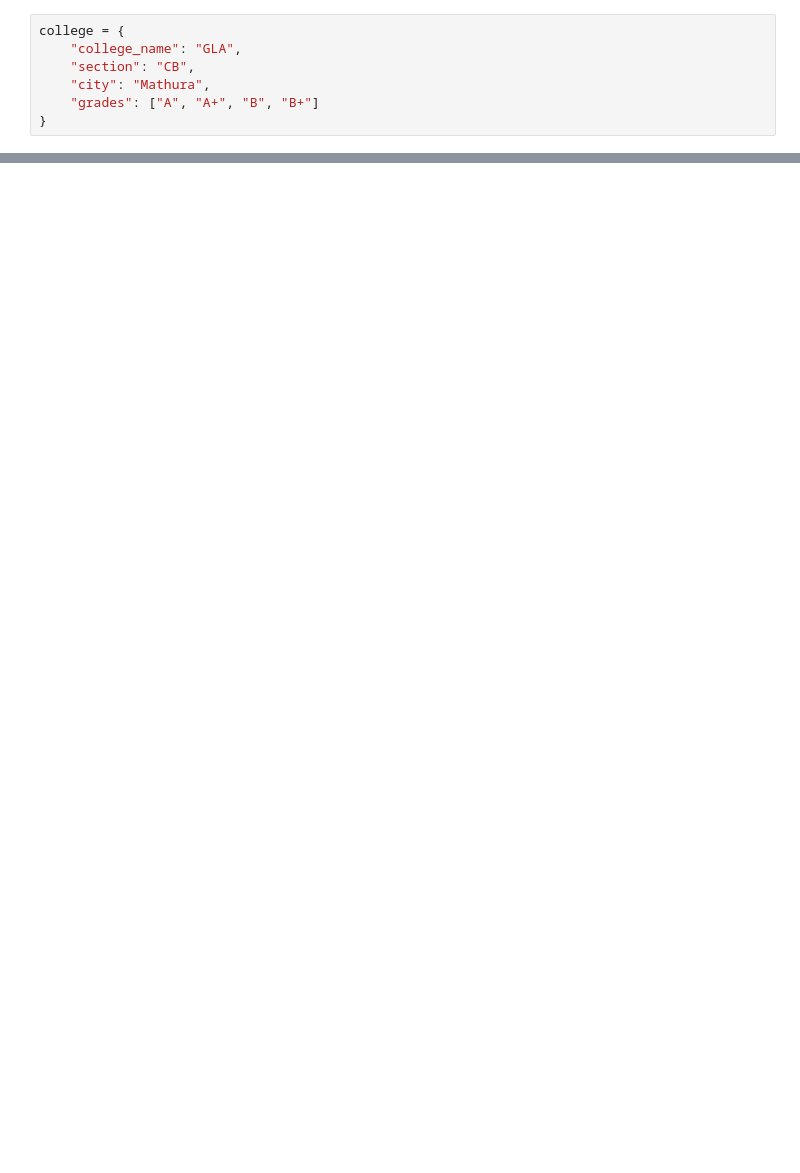
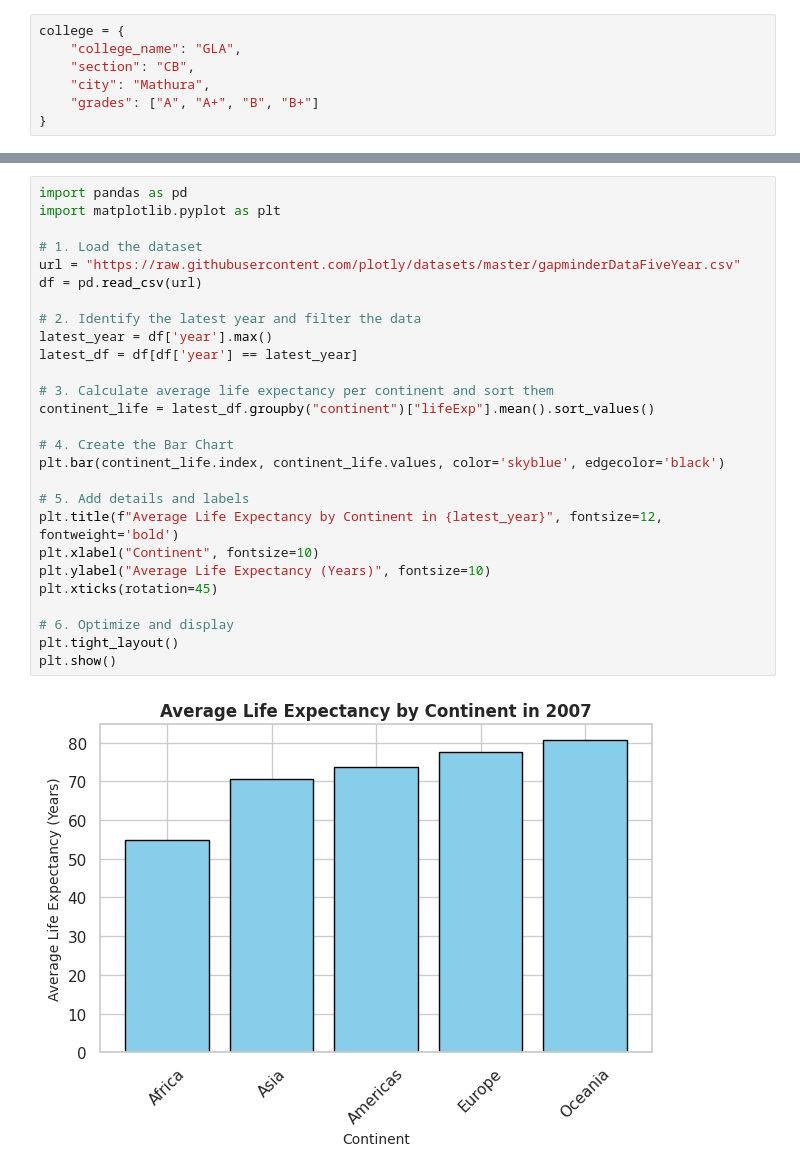
Before and after one commit to adi23042008-byte/aiml-bootcamp-2026, a Jupyter notebook: aiml_bootcamp_2026.ipynb, the cells around one changed output, grey strips where cells are left out. Saved outputs shown, nothing was run; the diff lists cells and outputs as text; blank space fills up the shorter version.

```diff
--- a/aiml_bootcamp_2026.ipynb
+++ b/aiml_bootcamp_2026.ipynb
@@ -315,0 +675,29 @@ for student in students:
+# %%
+import pandas as pd
+import matplotlib.pyplot as plt
+
+# 1. Load the dataset
+url = "https://raw.githubusercontent.com/plotly/datasets/master/gapminderDataFiveYear.csv"
+df = pd.read_csv(url)
+
+# 2. Identify the latest year and filter the data
+latest_year = df['year'].max()
+latest_df = df[df['year'] == latest_year]
+
+# 3. Calculate average life expectancy per continent and sort them
+continent_life = latest_df.groupby("continent")["lifeExp"].mean().sort_values()
+
+# 4. Create the Bar Chart
+plt.bar(continent_life.index, continent_life.values, color='skyblue', edgecolor='black')
+
+# 5. Add details and labels
+plt.title(f"Average Life Expectancy by Continent in {latest_year}", fontsize=12, fontweight='bold')
+plt.xlabel("Continent", fontsize=10)
+plt.ylabel("Average Life Expectancy (Years)", fontsize=10)
+plt.xticks(rotation=45)
+
+# 6. Optimize and display
+plt.tight_layout()
+plt.show()
+# %% [output]
+[figure, added]
```
Also changed, not shown: parts of 39 cells of this notebook.
